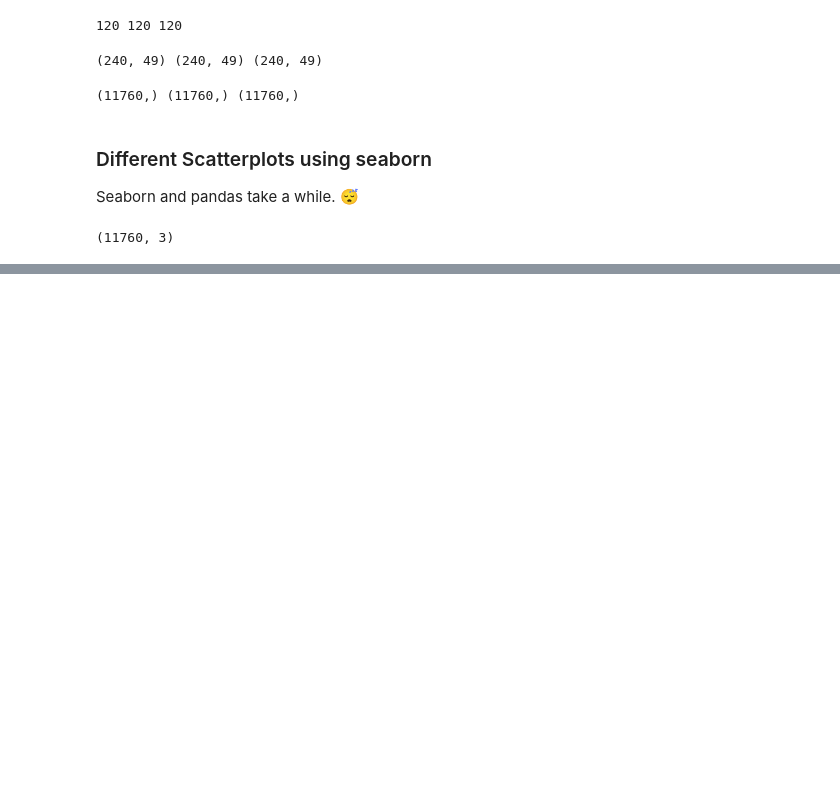
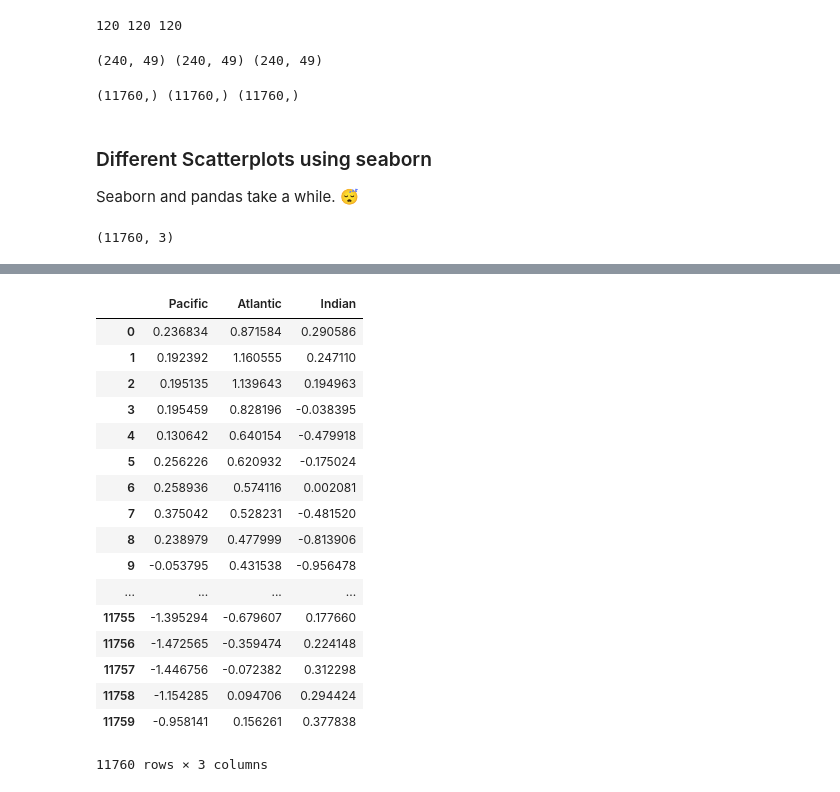
Before and after one commit to sisams/MPO624-2020, a Jupyter notebook: Course_Modules_Topics_Notebooks/covariance_matrix_and_decompositions/ENSO_multiple_variables_scatter_bins.ipynb, the cells around one changed output, grey strips where cells are left out. Drawn from its saved outputs; the diff is of its cells as text; code cells hidden in the pictures; blank space fills up the shorter version.

```diff
--- a/Course_Modules_Topics_Notebooks/covariance_matrix_and_decompositions/ENSO_multiple_variables_scatter_bins.ipynb
+++ b/Course_Modules_Topics_Notebooks/covariance_matrix_and_decompositions/ENSO_multiple_variables_scatter_bins.ipynb
@@ -189 +211,22 @@ print(df.shape)
+# %%
+df
+# %% [output]
+|  | Pacific | Atlantic | Indian |
+| 0 | 0.236834 | 0.871584 | 0.290586 |
+| 1 | 0.192392 | 1.160555 | 0.247110 |
+| 2 | 0.195135 | 1.139643 | 0.194963 |
+| 3 | 0.195459 | 0.828196 | -0.038395 |
+| 4 | 0.130642 | 0.640154 | -0.479918 |
+| 5 | 0.256226 | 0.620932 | -0.175024 |
+| 6 | 0.258936 | 0.574116 | 0.002081 |
+| 7 | 0.375042 | 0.528231 | -0.481520 |
+| 8 | 0.238979 | 0.477999 | -0.813906 |
+| 9 | -0.053795 | 0.431538 | -0.956478 |
+| ... | ... | ... | ... |
+| 11755 | -1.395294 | -0.679607 | 0.177660 |
+| 11756 | -1.472565 | -0.359474 | 0.224148 |
+| 11757 | -1.446756 | -0.072382 | 0.312298 |
+| 11758 | -1.154285 | 0.094706 | 0.294424 |
+| 11759 | -0.958141 | 0.156261 | 0.377838 |
+11760 rows × 3 columns
 # %%
```
Also changed, not shown: parts of 9 cells of this notebook.
